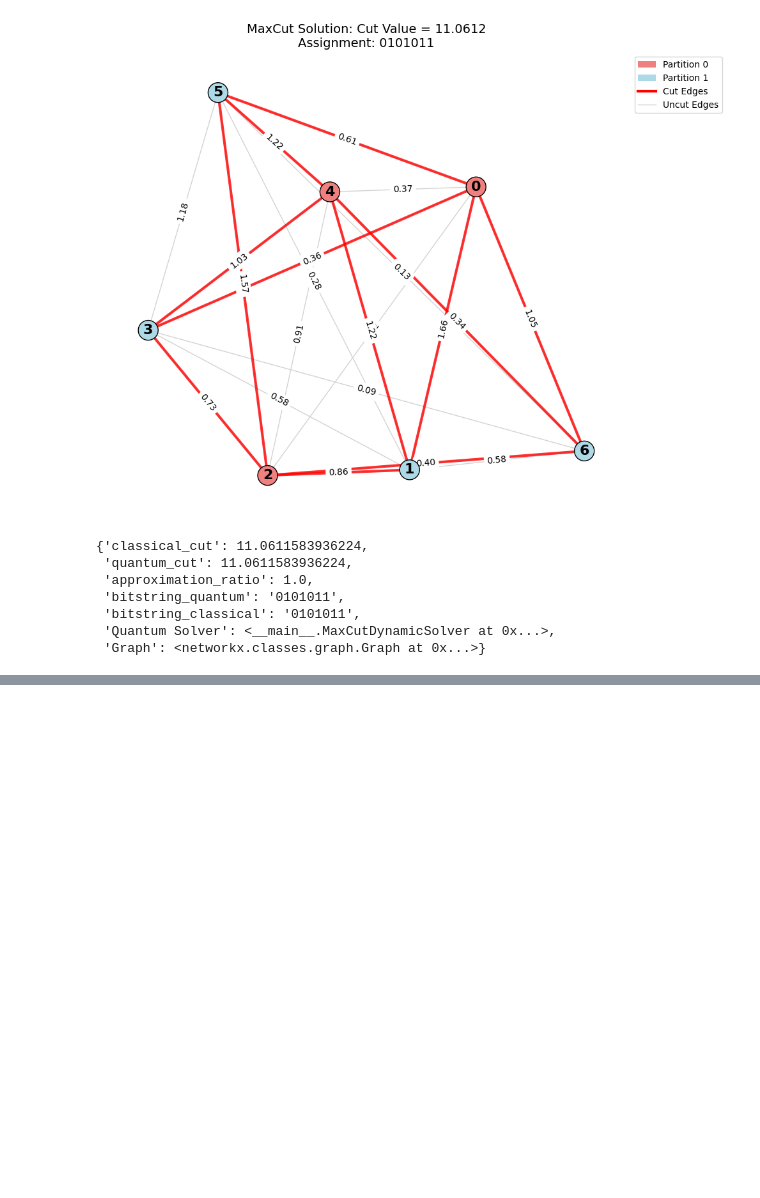
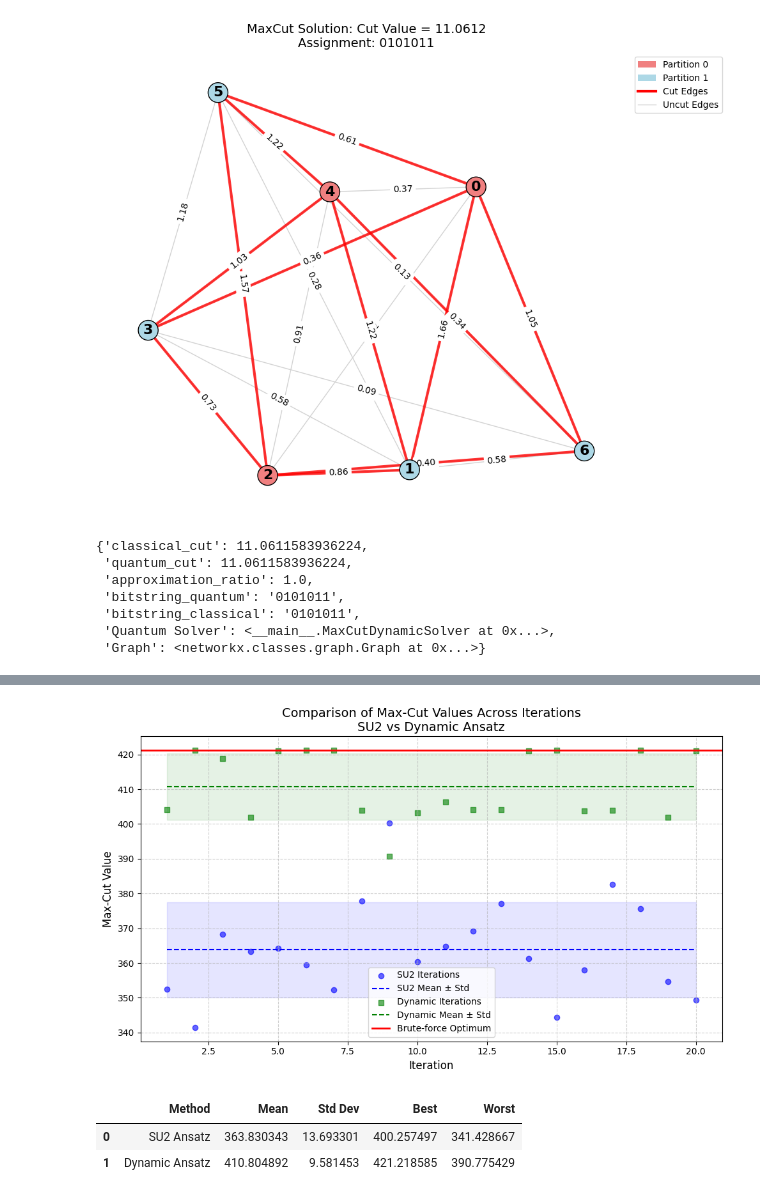
Before and after one commit to alan-ajay/Summer-internship-2025, a Jupyter notebook: ansatz_engineering.ipynb, the cells around one changed output, grey strips where cells are left out. Drawn from its saved outputs; the diff is of its cells as text; code cells hidden in the pictures; blank space fills up the shorter version.

```diff
--- a/ansatz_engineering.ipynb
+++ b/ansatz_engineering.ipynb
@@ -1073,0 +1188,73 @@ Error:
+# %%
+import numpy as np
+import pandas as pd
+import matplotlib.pyplot as plt
+
+su2_values = [np.float64(352.3816960476825), np.float64(341.42866692781257),
+              np.float64(368.23460539084357), np.float64(363.3999785266488), np.float64(364.22143170809346), np.float64(359.37241452403276),
+              np.float64(352.3591252936528), np.float64(377.7977686813915), np.float64(400.25749700363775), np.float64(360.3294317672062),
+              np.float64(364.8432647376509), np.float64(369.217899264171), np.float64(377.06541606683015), np.float64(361.209861887424),
+              np.float64(344.3097182054232), np.float64(358.00616234559783), np.float64(382.5300241826439), np.float64(375.68377982641107),
+              np.float64(354.5860839382797), np.float64(349.3720417077527)]
+
+dynamic_values = [
+    -404.099241, -421.193556, -418.882903, -401.847365, -421.114378,
+    -421.143653, -421.182018, -404.015365, -390.775429, -403.152067,
+    -406.308025, -404.056906, -404.107757, -421.112871, -421.218585,
+    -403.797798, -404.034420, -421.201639, -401.890496, -420.963367
+]
+
+su2_array = np.array(su2_values)
+dynamic_array = -np.array(dynamic_values)  # negate so higher is better
+
+# Compute stats
+stats = {
+    "Method": ["SU2 Ansatz", "Dynamic Ansatz"],
+    "Mean": [np.mean(su2_array), np.mean(dynamic_array)],
+    "Std Dev": [np.std(su2_array), np.std(dynamic_array)],
+    "Best": [np.max(su2_array), np.max(dynamic_array)],
+    "Worst": [np.min(su2_array), np.min(dynamic_array)],
+}
+stats_df = pd.DataFrame(stats)
+
+# Plot
+plt.figure(figsize=(10,6))
+
+# SU2 iterations
+plt.scatter(range(1, len(su2_array)+1), su2_array,
+            color="blue", alpha=0.6, label="SU2 Iterations", marker="o")
+plt.hlines(np.mean(su2_array), xmin=1, xmax=len(su2_array),
+           colors="blue", linestyles="--", label="SU2 Mean ± Std")
+plt.fill_between(range(1, len(su2_array)+1),
+                 np.mean(su2_array)-np.std(su2_array),
+                 np.mean(su2_array)+np.std(su2_array),
+                 color="blue", alpha=0.1)
+
+# Dynamic iterations
+plt.scatter(range(1, len(dynamic_array)+1), dynamic_array,
+            color="green", alpha=0.6, label="Dynamic Iterations", marker="s")
+plt.hlines(np.mean(dynamic_array), xmin=1, xmax=len(dynamic_array),
+           colors="green", linestyles="--", label="Dynamic Mean ± Std")
+plt.fill_between(range(1, len(dynamic_array)+1),
+                 np.mean(dynamic_array)-np.std(dynamic_array),
+                 np.mean(dynamic_array)+np.std(dynamic_array),
+                 color="green", alpha=0.1)
+
+# Brute-force optimum
+plt.axhline(y=421.2191, color='red', linestyle='-', linewidth=2, label="Brute-force Optimum")
+
+plt.title("Comparison of Max-Cut Values Across Iterations\nSU2 vs Dynamic Ansatz", fontsize=14)
+plt.xlabel("Iteration", fontsize=12)
+plt.ylabel("Max-Cut Value", fontsize=12)
+plt.legend()
+plt.grid(True, linestyle="--", alpha=0.6)
+plt.tight_layout()
+plt.show()
+
+# Display stats table
+display(stats_df)
+# %% [output]
+[figure, added]
+|  | Method | Mean | Std Dev | Best | Worst |
+| 0 | SU2 Ansatz | 363.830343 | 13.693301 | 400.257497 | 341.428667 |
+| 1 | Dynamic Ansatz | 410.804892 | 9.581453 | 421.218585 | 390.775429 |
```
Also changed, not shown: parts of 18 cells of this notebook.
